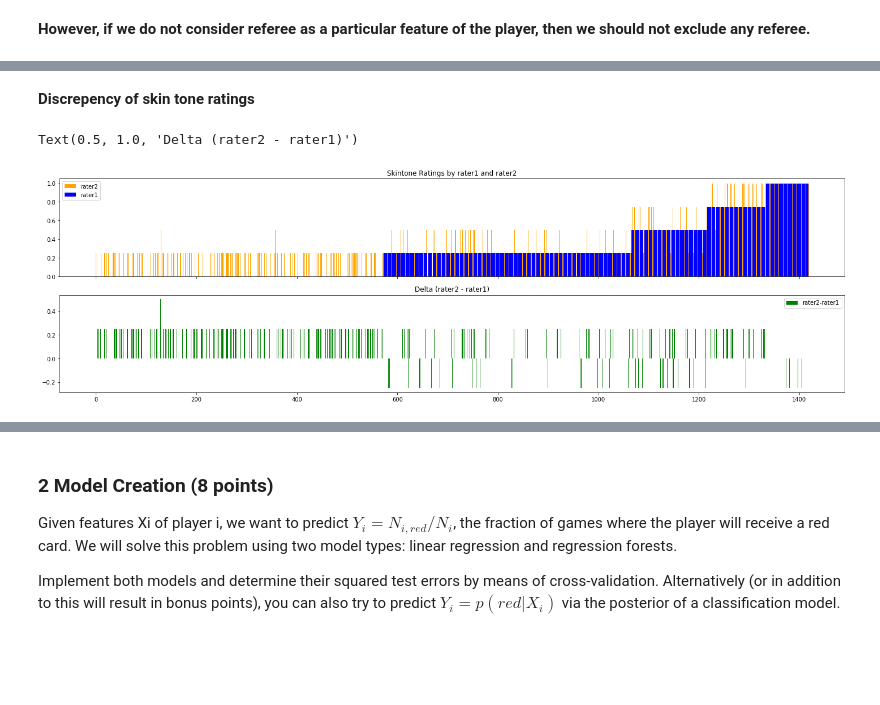
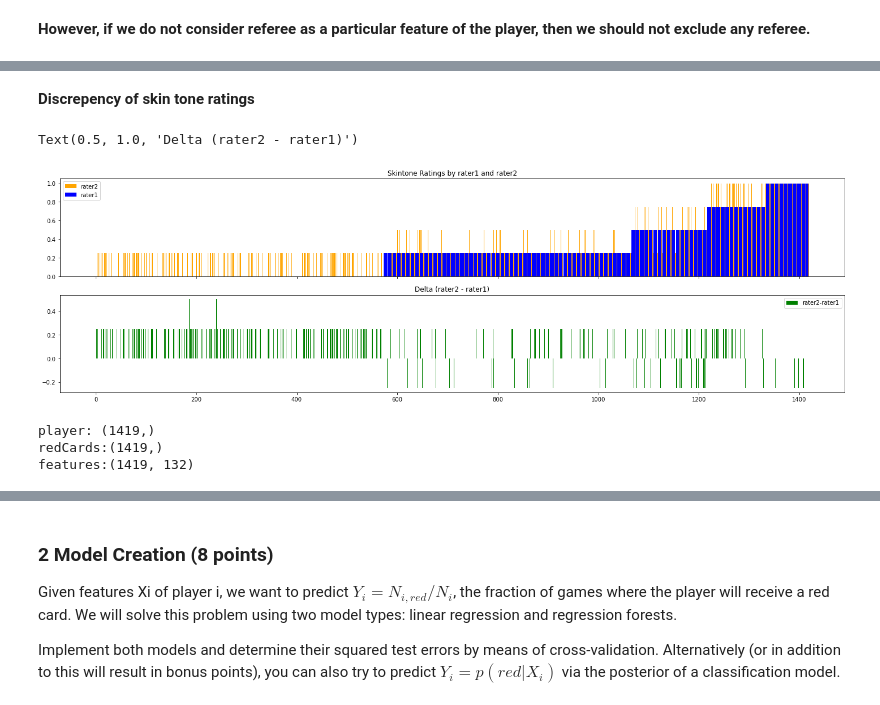
Before and after one commit to claire3z/FML_WS2020, a Jupyter notebook: Ex04a/red-cards_SUN.ipynb, the cells around one changed output, grey strips where cells are left out. Saved outputs shown, nothing was run; the diff lists cells and outputs as text; code cells hidden in the pictures; blank space fills up the shorter version.

```diff
--- a/Ex04a/red-cards_SUN.ipynb
+++ b/Ex04a/red-cards_SUN.ipynb
@@ -105,23 +130,38 @@ relevant_features = ['playerShort', 'club', 'leagueCountry', 'birthday', 'height
                      'games', 'victories', 'ties', 'defeats', 'goals', 'yellowCards', 'yellowReds', 'redCards', 'rater1', 'rater2']
 
 #df1 = df[relevant_features][df.refNum.isin(refNum22)].dropna().drop_duplicates() #len(df1) #146028 --dropna #115603 -- drop_duplicates #115603
+#df1 = df[relevant_features].dropna().drop_duplicates()
 
-df1 = df[relevant_features].dropna().drop_duplicates()
+df1 = df[['playerShort','games','victories','ties', 'defeats', 'goals', 'yellowCards', 'yellowReds', 'redCards']].groupby(by="playerShort").sum()
+df1 = df1.join(df[['playerShort','rater1', 'rater2','club', 'leagueCountry', 'birthday', 'height', 'weight', 'position',]].groupby(by="playerShort").first())
+display(Markdown('**Selecting relevant features and group-by players**'))
+display(df1.head(3))
+display(Markdown('**Overview of missing data after grouping by players**'))
+display(df1.isna().sum())
+display(Markdown("num of players with missing photos (removed) = {} ({:.1%} of unique players) ".format(len(df['playerShort'][df.photoID.isna()].unique()),len(df['playerShort'][df.photoID.isna()].unique())/len(df['playerShort'].unique()))))
+
+df1 = df1.dropna()
 
 display(Markdown('**Overview after removing all #NaN**'))
 #display(Markdown("num of referees: {} ({:%} of total)".format(len(df1.refNum.value_counts()), len(df1.refNum.unique())/len(df.refNum.unique())))) #2904
 #display(Markdown("num of referee countries: {}".format(len(df1.refCountry.unique()))))
-display(Markdown("num of dyads: {} ({:%} of total)".format(len(df1), len(df1)/len(df))))
-display(Markdown("num of redCards:[#0,#1,#2]-->{} % of total: {}".format(df1.redCards.value_counts().to_list(), (df1.redCards.value_counts()/df.redCards.value_counts()).values))) # 0: 114148; 1: 1432; 2: 23
+#display(Markdown("num of dyads: {} ({:%} of total)".format(len(df1), len(df1)/len(df))))
 
-display(Markdown('num of unique players: {} ({:%} of total)'.format(df1.playerShort.unique().size,df1.playerShort.unique().size/df.playerShort.unique().size))) #1406
-display(Markdown("num of players with missing photos (removed) = {} ({:%} of unique players) ".format(len(df['playerShort'][df.photoID.isna()].unique()),len(df['playerShort'][df.photoID.isna()].unique())/len(df['playerShort'].unique()))))
+display(Markdown('num of unique players: {} ({:.1%} of total {})'.format(len(df1),len(df1)/df.playerShort.unique().size,df.playerShort.unique().size))) #1406
 
-display(Markdown('num of clubs: {} ({:%} of total)'.format(len(df1.club.value_counts()),len(df1.club.unique())/len(df.club.unique())))) #92 unique clubs
-display(Markdown('league countries: {}'.format(df1.leagueCountry.unique()))) #array(['Spain', 'France', 'England', 'Germany'], dtype=object)
+display(Markdown('num of clubs: {} ({:.1%} of total {})'.format(len(df1.club.value_counts()),len(df1.club.unique())/len(df.club.unique()),len(df.club.unique())))) #92 unique clubs
+display(Markdown('league countries: {} ({:.1%} of total {})'.format(df1.leagueCountry.unique(),len(df1.leagueCountry.unique())/len(df.leagueCountry.unique()),len(df.leagueCountry.unique())))) #array(['Spain', 'France', 'England', 'Germany'], dtype=object)
 display(Markdown("num of positions: {} {}".format(len(df1.position.unique()),df1.position.unique())))
 display(Markdown("position excluded from original dataset:"))
 for x in df.position.unique():
     if x not in df1.position.unique():
         print(x)
+
+counts = np.arange(16)
+plt.figure(figsize=(10,5))
+plt.hist(df1.redCards,bins=counts,color='red')
+plt.title("Histogram of redCards distribution amongst players")
+plt.xlabel('Num of red cards')
+plt.ylabel('Num of players')
+plt.xticks(ticks = counts+0.5, labels = counts);
 # %% [output]
@@ -140,24 +204,25 @@ nan
 # %%
 display(Markdown("**Discrepency of skin tone ratings**"))
 
-df2 = df1.drop_duplicates(subset = 'playerShort')[['rater1','rater2']].sort_values(by=['rater1'])
+df2 = df1[['rater1','rater2']].sort_values(by=['rater1'])
 
 fig, ax = plt.subplots(2,1,sharex=True,figsize=(20,6),tight_layout = True)
 
 ax[0].bar(x=np.arange(len(df2))+0.4, height=df2.rater2,color='orange',label='rater2')
 ax[0].bar(x=np.arange(len(df2))-0.4, height=df2.rater1,color='blue',label='rater1')
 ax[0].legend()
 ax[0].set_title('Skintone Ratings by rater1 and rater2')
 
 ax[1].bar(x=np.arange(len(df2))-0.4, height=df2.rater2-df2.rater1,color='green',label='rater2-rater1')
 ax[1].legend()
 ax[1].set_title("Delta (rater2 - rater1)")
 # %% [output]
 **Discrepency of skin tone ratings**
 Text(0.5, 1.0, 'Delta (rater2 - rater1)')
-[figure, old version]
+[figure, new version]
 # %%
 # Preprocessing: Adding new features: age (as of 2013.01.01) and BMI
+
 import datetime
 dateRef = datetime.datetime(2013,1,1)
 year = datetime.timedelta(days=365)
@@ -165,15 +230,22 @@ df1['age_2013'] = (dateRef - pd.to_datetime(df1.birthday))/year
 df1['BMI'] = df1.weight / np.square(df1.height/100)
 df1['skinTone'] = (df1.rater1+df1.rater2)/2
 
-# Preprocessing: Centerizing data / de-mean
-df1.skinTone =  df1.skinTone - df1.skinTone.mean()
-df1.age_2013 = df1.age_2013 - df1.age_2013.mean()
-df1.height = df1.height - df1.height.mean()
-df1.weight = df1.weight - df1.weight.mean()
-df1.BMI = df1.BMI - df1.BMI.mean()
+['height', 'weight','games', 'victories', 'ties', 'defeats', 'goals']
 
 
+# Preprocessing: normalize data
+
+df1[['age_n','BMI_n','skinTone_n','height_n', 'weight_n','games_n', 'victories_n', 'ties_n', 'defeats_n', 'goals_n']] = df1[['age_2013','BMI','skinTone','height', 'weight','games', 'victories', 'ties', 'defeats', 'goals']].apply(lambda x: (x.max()-x)/(x.max()-x.min()), axis=0)
+
+#df1.skinTone =  df1.skinTone - df1.skinTone.mean()
+#df1.age_2013 = df1.age_2013 - df1.age_2013.mean()
+#df1.height = df1.height - df1.height.mean()
+#df1.weight = df1.weight - df1.weight.mean()
+#df1.BMI = df1.BMI - df1.BMI.mean()
+#df1.games= df1.games = df1.game.mean()
+
 # Preprocessing: One-hot encodeing for all categorical features
+
 leagueCountry = pd.get_dummies(df1["leagueCountry"],prefix='country')
 leagueCountry.index=df1.index #playerShort
 
@@ -185,11 +257,17 @@ position.index=df1.index #playerShort
 
 
 # Combining into new dataframe
+df2 = df1.join([leagueCountry, club, position])
 
-df2 = df1[['playerShort','redCards','yellowCards','yellowReds','goals','games','defeats','ties','victories']].groupby('playerShort').sum()
-df3 = df1[['playerShort','skinTone','age_2013','height', 'weight', 'BMI']].join([leagueCountry,club,position]).drop_duplicates()
-df4 = df3.merge(df2,left_on = 'playerShort',right_on='playerShort')
+redCards = (df2.redCards/df2.games) # Yi = Ni,red/Ni,
+redCards_normalized = (redCards-redCards.min())/(redCards.max()-redCards.min())
+players = df2.index
+features = df2.drop(columns=['redCards','birthday','club','leagueCountry','position'])
 
-redCards = df4.redCards/df4.games
-players=df4.playerShort
-features = df4.drop(columns=['redCards','playerShort'])
+print(f"player: {players.shape}")
+print(f"redCards:{redCards_normalized.shape}")
+print(f"features:{features.shape}")
+# %% [output]
+player: (1419,)
+redCards:(1419,)
+features:(1419, 132)
```
Also changed, not shown: parts of 14 cells of this notebook, 2 other files.
